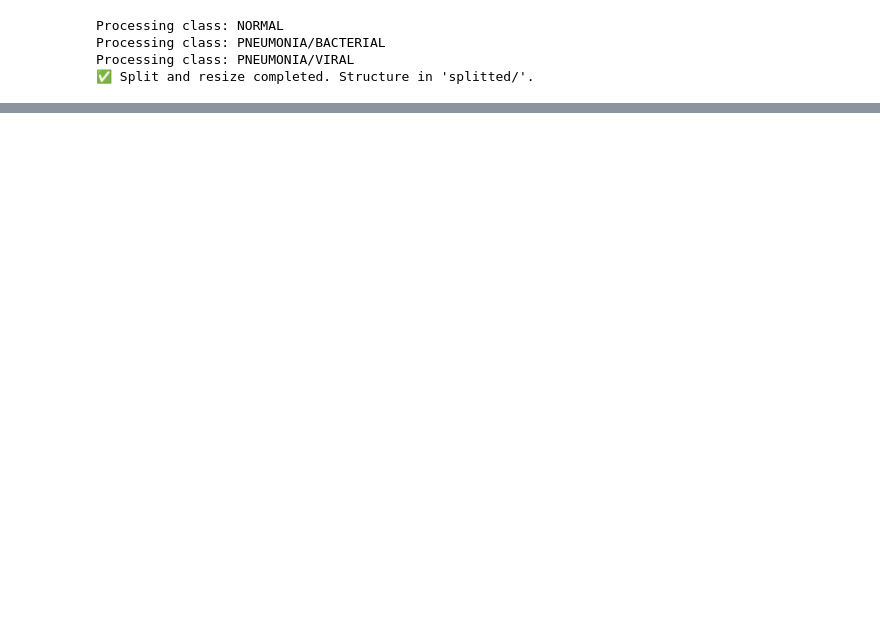
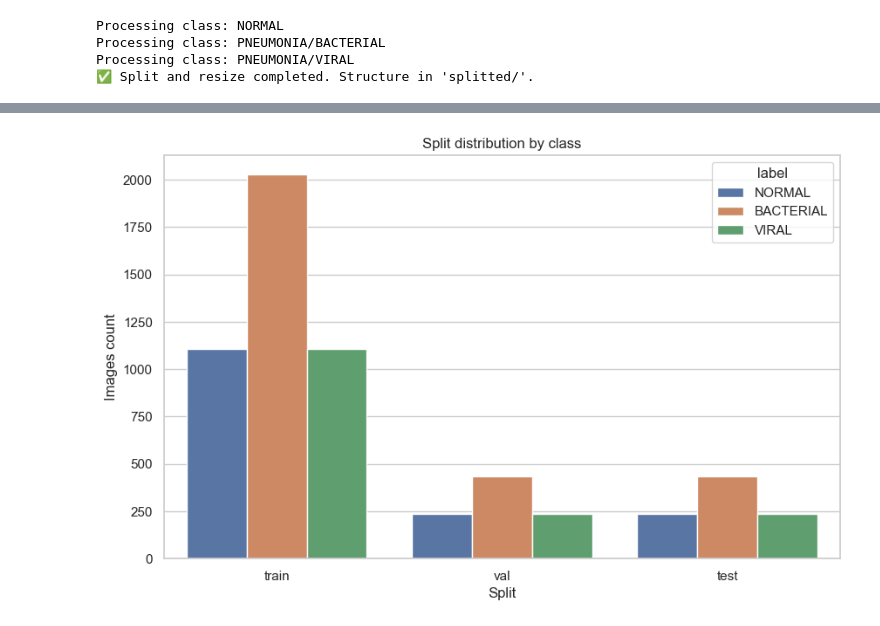
Before and after one commit to LuisaMG01/NeumoScan, a Jupyter notebook: notebooks/eda.ipynb, the cells around one changed output, grey strips where cells are left out. Saved outputs shown, nothing was run; the diff lists cells and outputs as text; code cells hidden in the pictures; blank space fills up the shorter version.

```diff
--- a/notebooks/eda.ipynb
+++ b/notebooks/eda.ipynb
@@ -102,0 +174,8 @@ Processing class: PNEUMONIA/VIRAL
+# %%
+sns.countplot(data=df, x='split', hue='label')
+plt.title("Split distribution by class")
+plt.xlabel("Split")
+plt.ylabel("Images count")
+plt.show()
+# %% [output]
+[figure, added]
```
Also changed, not shown: parts of 10 cells of this notebook, 14 other files.
